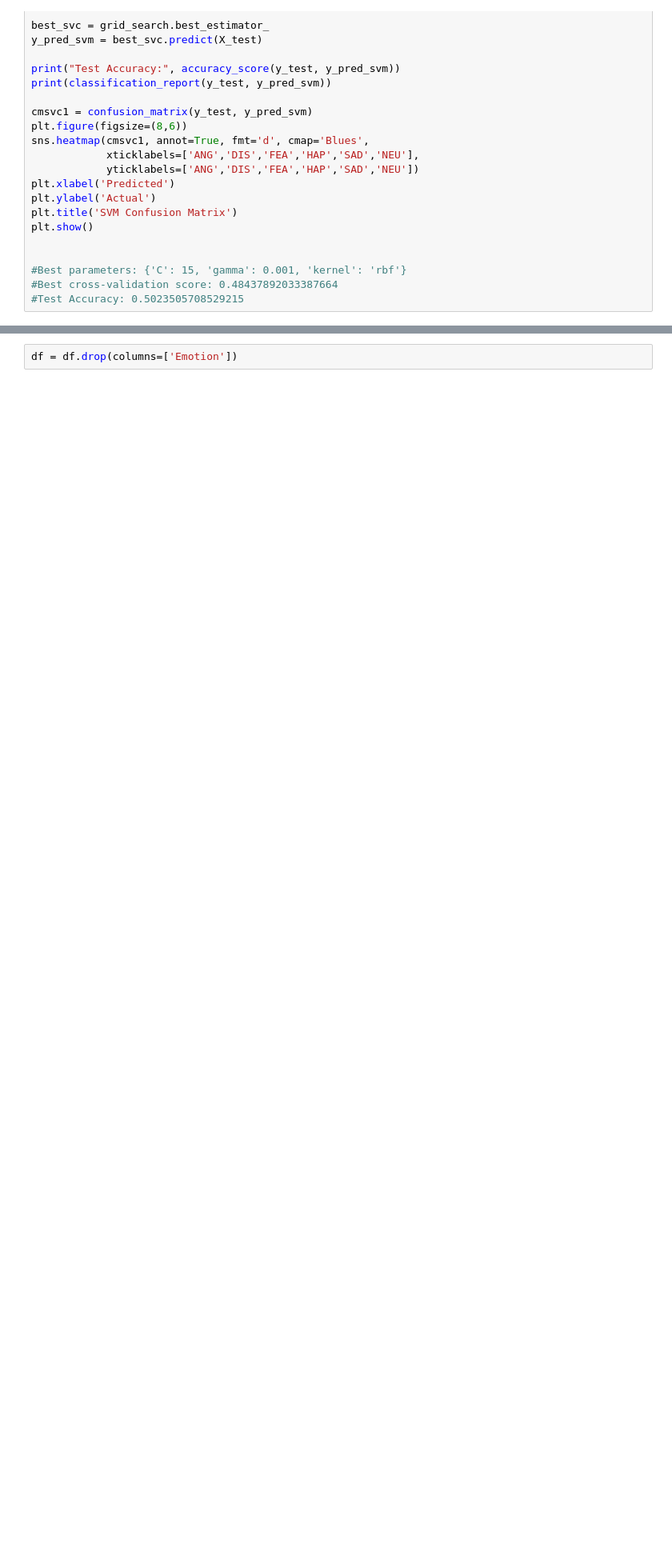
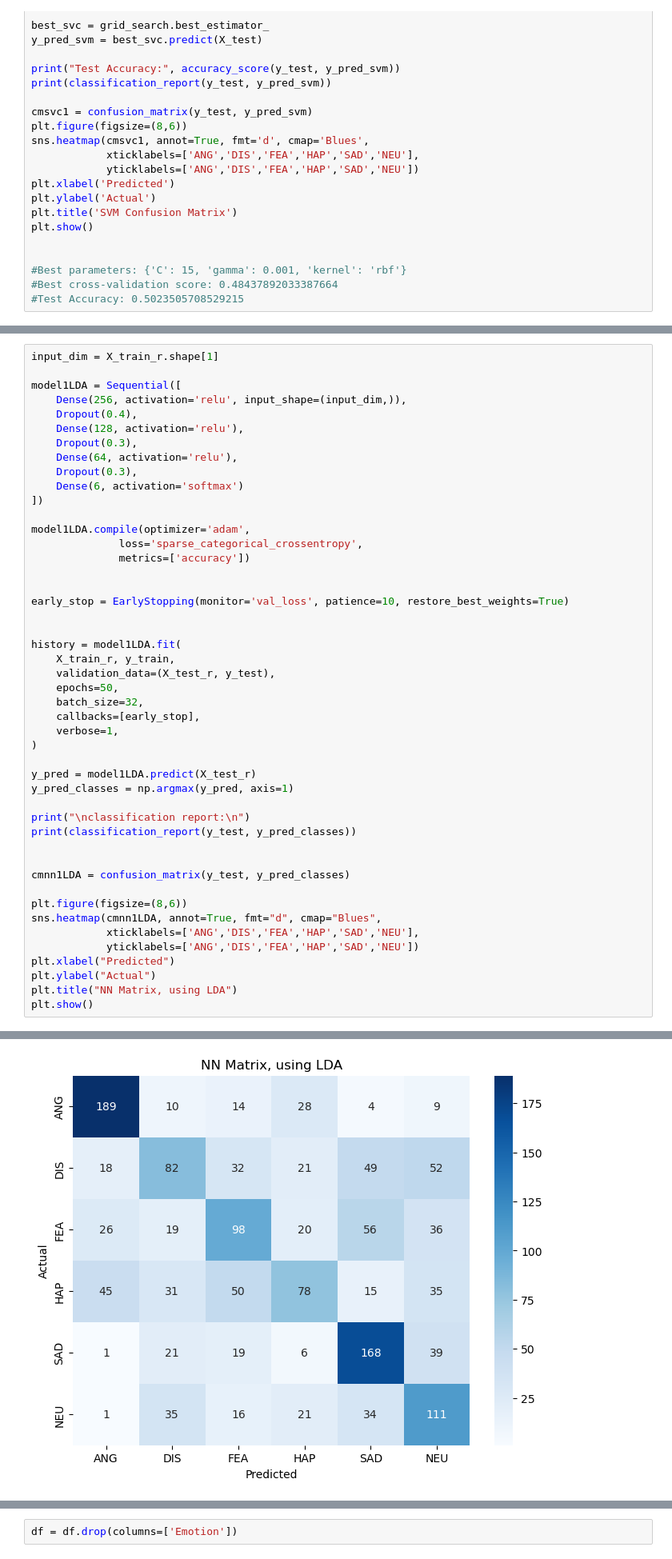
Before and after one commit to MilicaRadojevic/voice_emotion_recognition, a Jupyter notebook: src/notebooks/model-training.ipynb, the cells around one changed output, grey strips where cells are left out. Shown at 80% size. Drawn from its saved outputs; the diff is of its cells as text; blank space fills up the shorter version.

```diff
--- a/src/notebooks/model-training.ipynb
+++ b/src/notebooks/model-training.ipynb
@@ -346,0 +697,48 @@ plt.show()
+# %%
+input_dim = X_train_r.shape[1]
+
+model1LDA = Sequential([
+    Dense(256, activation='relu', input_shape=(input_dim,)),
+    Dropout(0.4),
+    Dense(128, activation='relu'),
+    Dropout(0.3),
+    Dense(64, activation='relu'),
+    Dropout(0.3),
+    Dense(6, activation='softmax')
+])
+
+model1LDA.compile(optimizer='adam',
+              loss='sparse_categorical_crossentropy',
+              metrics=['accuracy'])
+
+
+early_stop = EarlyStopping(monitor='val_loss', patience=10, restore_best_weights=True)
+
+
+history = model1LDA.fit(
+    X_train_r, y_train,
+    validation_data=(X_test_r, y_test),
+    epochs=50,
+    batch_size=32,
+    callbacks=[early_stop],
+    verbose=1,
+)
+
+y_pred = model1LDA.predict(X_test_r)
+y_pred_classes = np.argmax(y_pred, axis=1)
+
+print("\nclassification report:\n")
+print(classification_report(y_test, y_pred_classes))
+
+
+cmnn1LDA = confusion_matrix(y_test, y_pred_classes)
+
+plt.figure(figsize=(8,6))
+sns.heatmap(cmnn1LDA, annot=True, fmt="d", cmap="Blues",
+            xticklabels=['ANG','DIS','FEA','HAP','SAD','NEU'],
+            yticklabels=['ANG','DIS','FEA','HAP','SAD','NEU'])
+plt.xlabel("Predicted")
+plt.ylabel("Actual")
+plt.title("NN Matrix, using LDA")
+plt.show()
+# %% [output]
@@ -347 +763,2 @@ plt.show()
+[figure, added]
 # %%
```
Also changed, not shown: parts of 53 cells of this notebook.
